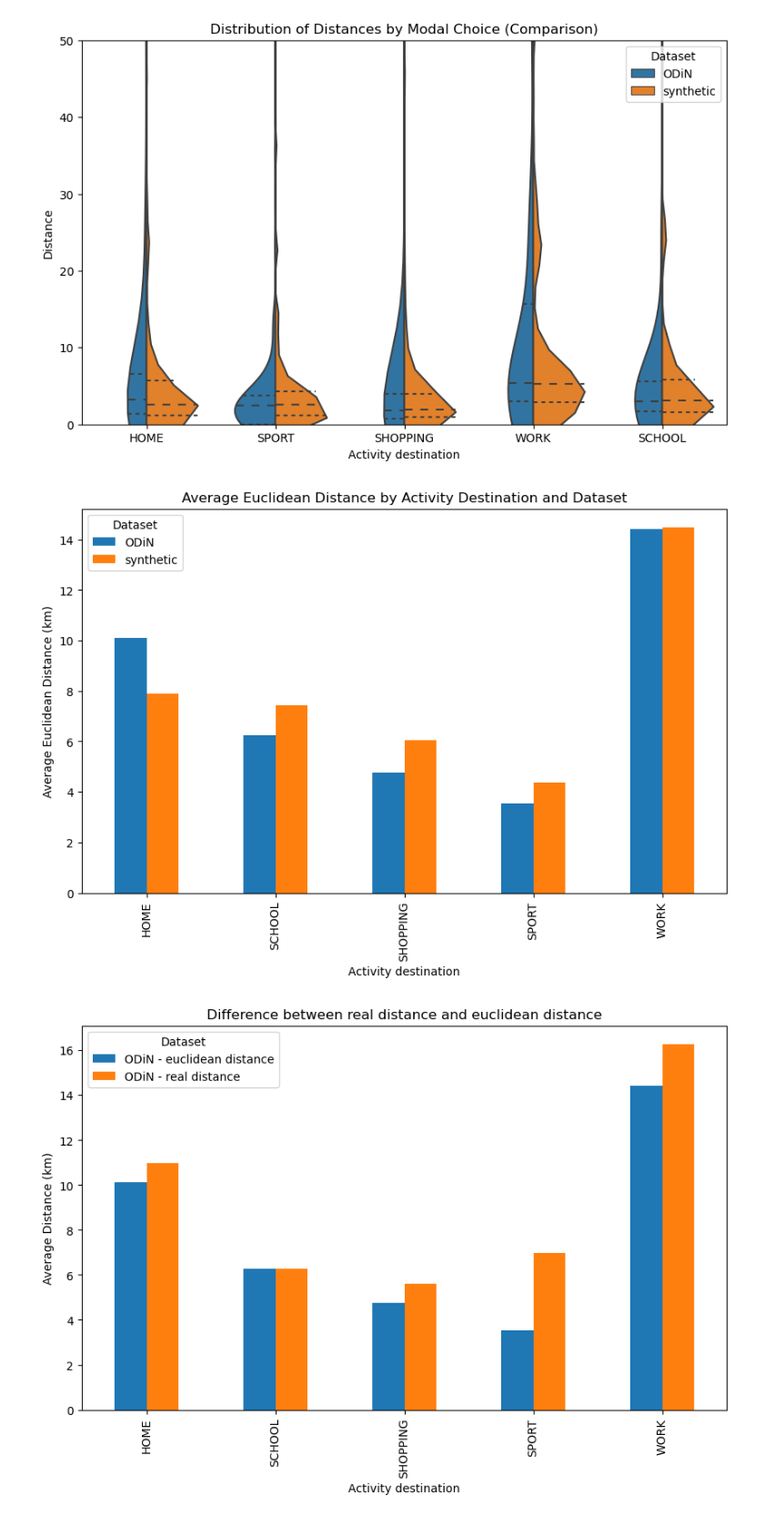
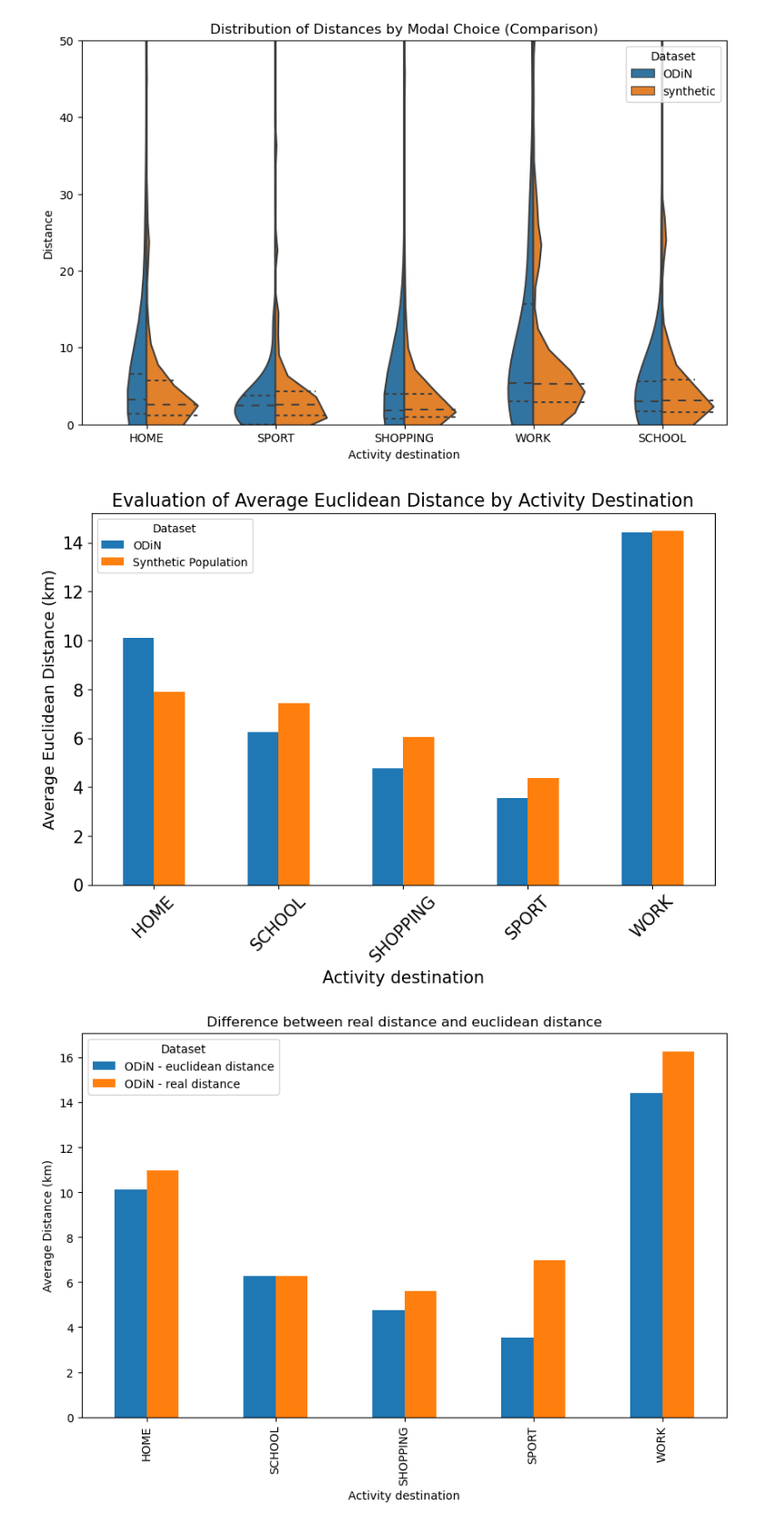
Before and after one commit to marcopellegrinoit/DHZW_assign_locations, a Jupyter notebook: analysis/analysis_activities.ipynb, the cells around one changed output. Shown at 91% size. Saved outputs shown, nothing was run; the diff lists cells and outputs as text; code cells hidden in the pictures.

```diff
--- a/analysis/analysis_activities.ipynb
+++ b/analysis/analysis_activities.ipynb
@@ -15,7 +15,7 @@ import geopandas as gpd
 # %%
 def add_trip_euclidean_distance(df):
     # Read PC4 geometries
-    shapefile_path = "../../DHZW_shapefiles/data/processed/shapefiles/centroids_PC4_NL_shp/centroids_PC4_NL_shp.shp"
+    shapefile_path = "../../../DHZW_shapefiles/data/processed/shapefiles/centroids_PC4_NL_shp/centroids_PC4_NL_shp.shp"
     shapefile_df = gpd.read_file(shapefile_path)
 
     # Merge the geometry postal code coordinates with the trips departure and arrival postcodes from the dataframe
@@ -49,13 +49,13 @@ def add_trip_euclidean_distance(df):
 # %%
 # Read DHZW trips
 
-os.chdir('C:/Users/6997619/Documents/GitHub projects/DHZW_assign_location/data/processed')
-df_ODiN = pd.read_csv("displacements_DHZW.csv")
+#os.chdir('C:/Users/6997619/Documents/GitHub projects/DHZW_assign_location/data/processed')
+df_ODiN = pd.read_csv("../../data/processed/displacements_DHZW.csv")
 
 print('n ODiN trips: ' + str(len(df_ODiN)))
 print('n ODiN participants: ' + str(len(pd.unique(df_ODiN['agent_ID']))))
 
-df_synthetic = pd.read_csv("data/synthetic_trips.csv")
+df_synthetic = pd.read_csv("../../data/processed/analysis/synthetic_trips.csv")
 print('n synthetic trips: ' + str(len(df_synthetic)))
 print('n synthetic agents: ' + str(len(pd.unique(df_synthetic['agent_ID']))))
 # %% [output]
@@ -103,29 +103,38 @@ plt.show()
 # %%
 df1 = df_ODiN[['disp_activity', 'euclidean_distance']]
 df2 = df_synthetic[['disp_activity', 'euclidean_distance']]
 
 # Merge the datasets
-df_merged = pd.concat([df1, df2], keys=['ODiN', 'synthetic'])
+df_merged = pd.concat([df1, df2], keys=['ODiN', 'Synthetic Population'])
 
 # Calculate the average distance for each activity within each dataset
 averages = df_merged.groupby(['disp_activity', df_merged.index.get_level_values(0)])['euclidean_distance'].mean()
 averages = averages.unstack()
 
 # Create a bar plot
 fig, ax = plt.subplots(figsize=(10, 6))
 
 averages.plot(kind='bar', ax=ax)
 
 # Customize plot
-ax.set_xlabel('Activity destination')
-ax.set_ylabel('Average Euclidean Distance (km)')
-ax.set_title('Average Euclidean Distance by Activity Destination and Dataset')
+ax.set_xlabel('Activity destination', fontsize=15)  # Increase the font size
+ax.set_ylabel('Average Euclidean Distance (km)', fontsize=14)  # Increase the font size
+ax.set_title('Evaluation of Average Euclidean Distance by Activity Destination', fontsize=16)  # Increase the font size
+
+# Set the font size for tick labels
+ax.tick_params(axis='x', labelsize=15)  # Increase the font size for x-axis tick labels
+ax.tick_params(axis='y', labelsize=15)  # Increase the font size for y-axis tick labels
+
+# Display legend
+plt.legend(title='Dataset', fontsize=15)  # Increase the font size for legend
+
+plt.xticks(rotation=45)
 
 # Display plot
 plt.legend(title='Dataset')
 plt.show()
 # %% [output]
-[figure, old version]
+[figure, new version]
 # %%
 df1 = df_ODiN[['disp_activity', 'distance']]
 df2 = df_ODiN[['disp_activity', 'euclidean_distance']]
```
Also changed, not shown: parts of 3 cells of this notebook, 8 other files.
